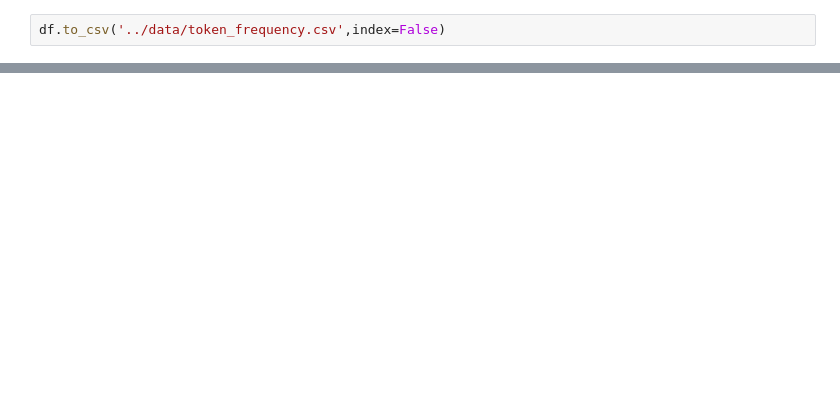
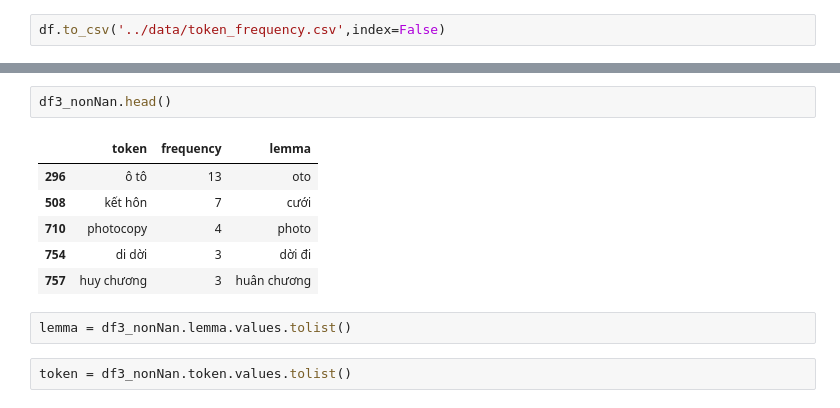
Before and after one commit to Mingg2211/NamDinh_V1, a Jupyter notebook: notebook/experiment.ipynb, the cells around one changed output, grey strips where cells are left out. Cells and saved outputs as stored; diff of their text form; blank space fills up the shorter version.

```diff
--- a/notebook/experiment.ipynb
+++ b/notebook/experiment.ipynb
@@ -298,0 +385,13 @@ df.to_csv('../data/token_frequency.csv',index=False)
+# %%
+df3_nonNan.head()
+# %% [output]
+|  | token | frequency | lemma |
+| 296 | ô tô | 13 | oto |
+| 508 | kết hôn | 7 | cưới |
+| 710 | photocopy | 4 | photo |
+| 754 | di dời | 3 | dời đi |
+| 757 | huy chương | 3 | huân chương |
+# %%
+lemma = df3_nonNan.lemma.values.tolist()
+# %%
+token = df3_nonNan.token.values.tolist()
```
Also changed, not shown: parts of 25 cells of this notebook, 9 other files.
